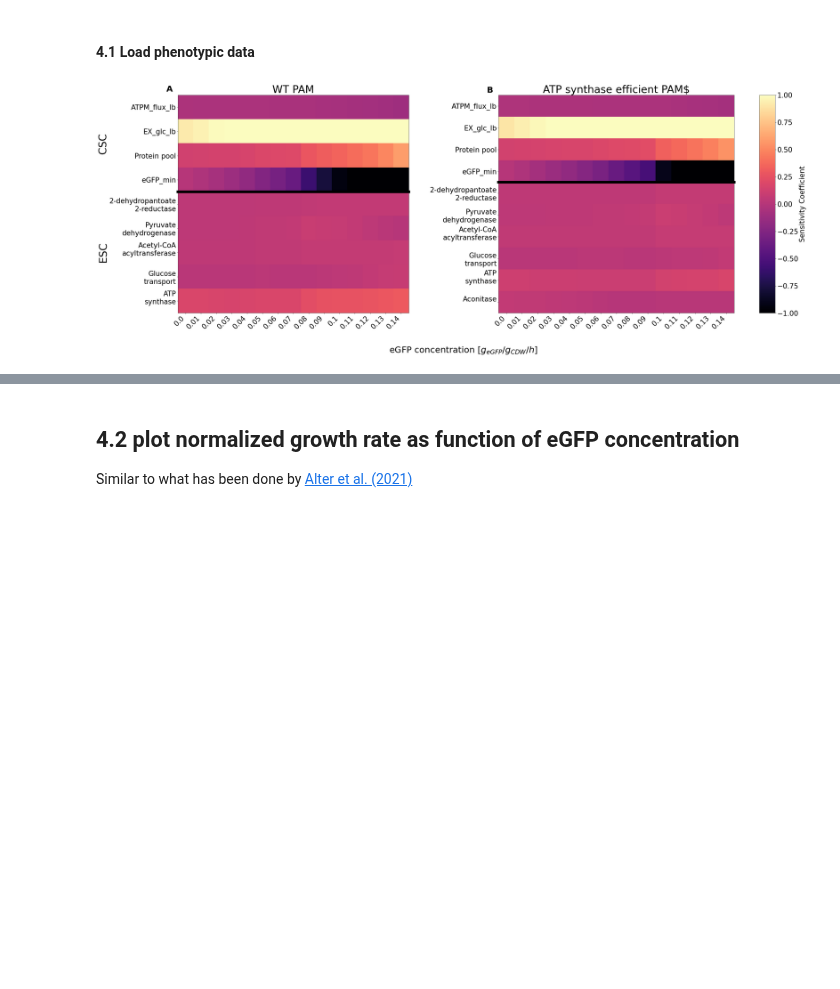
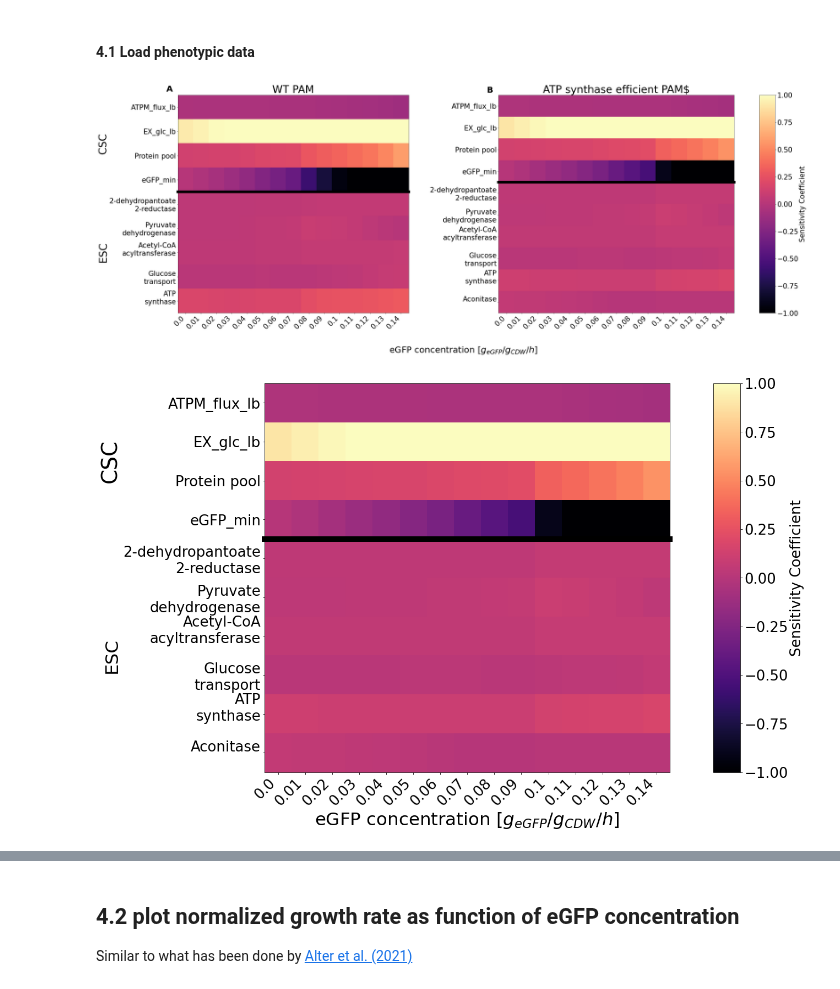
Before and after one commit to iAMB-RWTH-Aachen/PAModelpy, a Jupyter notebook: Figures/Figure3_sensitivities_protein-overproduction.ipynb, the cells around one changed output, grey strips where cells are left out. Drawn from its saved outputs; the diff is of its cells as text; code cells hidden in the pictures; blank space fills up the shorter version.

```diff
--- a/Figures/Figure3_sensitivities_protein-overproduction.ipynb
+++ b/Figures/Figure3_sensitivities_protein-overproduction.ipynb
@@ -16,13 +16,14 @@ from PAModelpy.configuration import Config
 from PAModelpy.EnzymeSectors import ActiveEnzymeSector, UnusedEnzymeSector, TransEnzymeSector, CustomSector
 from PAModelpy.Enzyme import Enzyme
 
-sys.path.append('../Scripts/')
-from pam_generation import set_up_ecoli_pam
+if os.path.split(os.getcwd())[1] == 'Figures':
+    os.chdir(os.path.split(os.getcwd())[0])
+# sys.path.append('../Scripts/')
+from Scripts.pam_generation import set_up_ecoli_pam
 
-DATA_DIR = os.path.join(os.path.split(os.getcwd())[0], 'Data')
+DATA_DIR = 'Data'
 eGFP_MW = 2.8*1e4 #g/mol
 eGFP_RANGE = np.arange(0,0.15,0.01)
 GLC_CONC = 9.81 #mmol_glc/gcdw/h
 eGFP_BEINICK_DATA_PATH = os.path.join(DATA_DIR, 'eGFP_expression_Bienick2014.xls')
 eGFP_SEQ_PATH = os.path.join(DATA_DIR, 'eGFP_protein_sequence.txt')
-BIOMASS_RXNID = Config.BIOMASS_REACTION
@@ -147,8 +146,9 @@ def parse_x_axis_heatmap(capacity_coeff, enzyme_coeff):
     x_axis_esc = enzyme_coeff.enzyme_id.to_list()
     return x_axis_csc, x_axis_esc
 # %%
-def make_heatmap_subfigure(results, csc_matrix, esc_matrix, x_csc, x_esc, yaxis, fig, grdspc, ylabels = True, cbar =True, title = None,
-                           fontsize = 16, vmin = -1.5, vmax = 1.5, annotate = None, phenotype_data = None,cmap = plt.cm.get_cmap('viridis')):
+def make_heatmap_subfigure(results, csc_matrix, esc_matrix, x_csc, x_esc, yaxis, fig, grdspc, ylabels = True,
+                           xlabels=False, cbar =True, title = None, fontsize = 16, vmin = -1.5, vmax = 1.5,
+                           annotate = None, phenotype_data = None,cmap = plt.cm.get_cmap('viridis')):
     # fig = plt.figure()
 
     if cbar:
@@ -188,7 +188,9 @@ def make_heatmap_subfigure(results, csc_matrix, esc_matrix, x_csc, x_esc, yaxis,
     esc_ax.set_yticks(np.arange(len(x_esc)), labels=x_esc, fontsize =fontsize)
     esc_ax.set_xticks(np.arange(len(yaxis)),labels = yaxis, fontsize =fontsize, rotation=45, ha='right')
     if ylabels:
-        esc_ax.set_ylabel('ESC', fontsize = fontsize*1.5)
+        esc_ax.set_ylabel('ESC', fontsize = fontsize*1.25)
+    if xlabels:
+        esc_ax.set_xlabel('eGFP concentration [$g_{eGFP}/g_{CDW}/h$]', fontsize = fontsize*1.25)
 
     #colorbar
     if cbar:
@@ -612,3 +614,37 @@ fig.align_labels()
 fig.savefig('Figure3_sensitivities_protein-overproduction.png', dpi =200,bbox_inches='tight')
 # %% [output]
 [figure]
+# %%
+# 2 separate plots: 1 main text, 1 supplements
+fontsize = 26
+vmin =-1
+vmax=1
+width = 20
+height = 13
+cmap = 'magma'
+
+
+#supplemental figure (GECKO)
+fig = plt.figure(layout = 'constrained')
+
+
+gs = gridspec.GridSpec(1, 1, figure=fig)
+#adjust labels for better readibility
+x_csc_label_atp = adjust_heatmap_labels(x_csc_top5_atp)
+x_esc_label_atp = adjust_heatmap_labels(x_esc_top5_atp)
+
+
+fig_inc = make_heatmap_subfigure(results = results_atp, csc_matrix=csc_top5_atp, esc_matrix =esc_top5_atp,
+                                 ylabels = True, xlabels = True, x_csc=x_csc_label_atp, x_esc=x_esc_label_atp,
+                                 yaxis = eGFP_RANGE, fig = fig, grdspc=gs[0], vmin = vmin, vmax=vmax,
+                                 fontsize = fontsize, cmap = cmap)
+plt.plasma()
+fig.subplots_adjust(left=0.3)
+
+fig.set_figwidth(width)
+fig.set_figheight(height)
+fig.align_labels()
+
+fig.savefig('Figures/SuppFigure3_sensitivities_protein-overproduction_atp.png', dpi =200,bbox_inches='tight')
+# %% [output]
+[figure, added]
```
Also changed, not shown: parts of 7 cells of this notebook, 9 other files.
